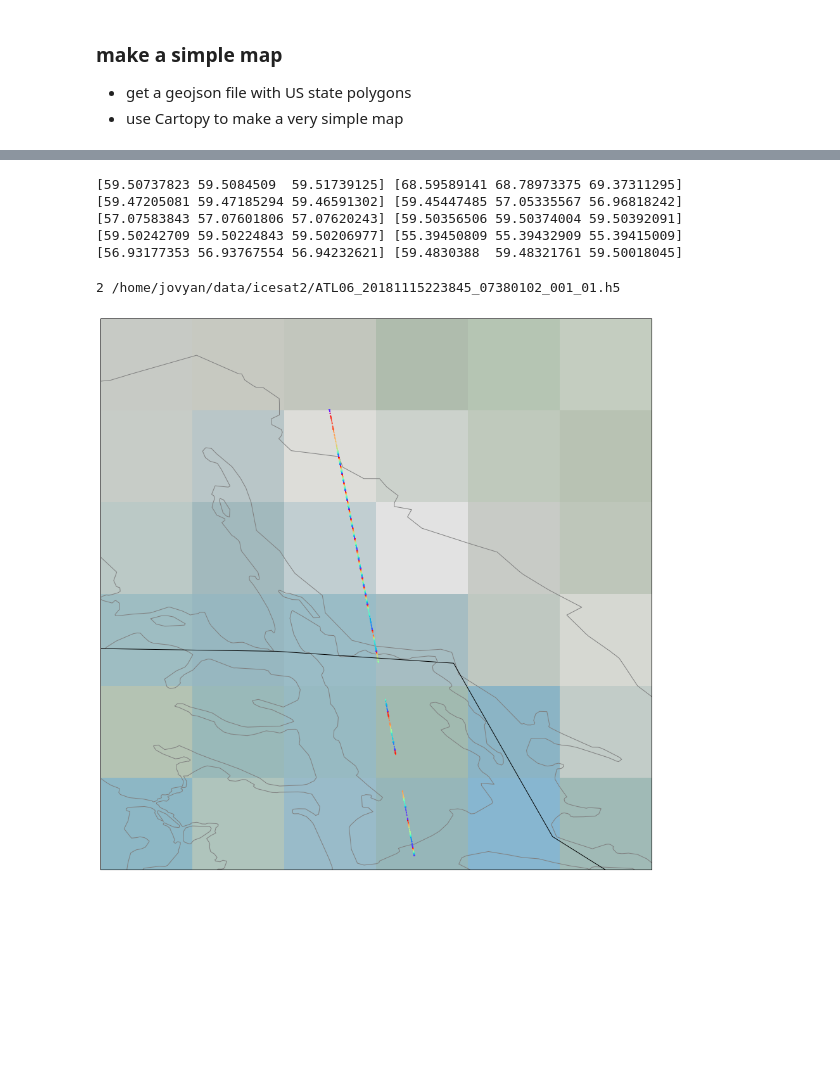
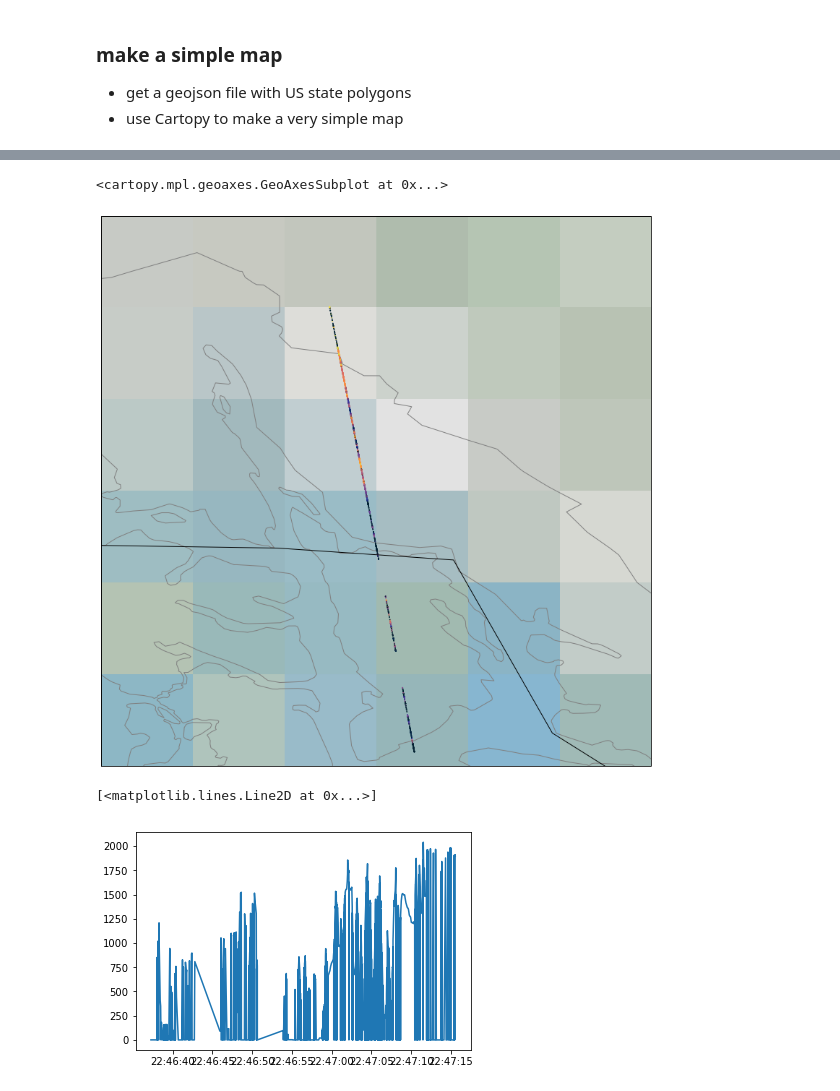
Before and after one commit to pangeo-data/cmr, a Jupyter notebook: juneauicefield.ipynb, the cells around one changed output, grey strips where cells are left out. Drawn from its saved outputs; the diff is of its cells as text; code cells hidden in the pictures; blank space fills up the shorter version.

```diff
--- a/juneauicefield.ipynb
+++ b/juneauicefield.ipynb
@@ -229,13 +271,8 @@ Wall time: 8min 3s
 # %%
-for i in range(5):
-    ds = xr.open_dataset(source[i],group='/gt3r/land_ice_segments')
-    print(ds.latitude[0:3].values, ds.latitude[-3:].values)
+if False:
+    for i in range(5):
+        ds = xr.open_dataset(source[i],group='/gt3r/land_ice_segments')
+        print(ds.latitude[0:3].values, ds.latitude[-3:].values)
-# %% [output]
-[59.50737823 59.5084509  59.51739125] [68.59589141 68.78973375 69.37311295]
-[59.47205081 59.47185294 59.46591302] [59.45447485 57.05335567 56.96818242]
-[57.07583843 57.07601806 57.07620243] [59.50356506 59.50374004 59.50392091]
-[59.50242709 59.50224843 59.50206977] [55.39450809 55.39432909 55.39415009]
-[56.93177353 56.93767554 56.94232621] [59.4830388  59.48321761 59.50018045]
 # %%
 if False:
     fi0 = 0
@@ -256,29 +293,39 @@ jiftrax = [2, 44, 51, 70, 99, 134, 143, 158, 204, 206]
 states_url = 'http://eric.clst.org/assets/wiki/uploads/Stuff/gz_2010_us_040_00_5m.json'
 states_gdf = gpd.read_file(states_url)
 
-# background plot
-fig = plt.figure(figsize=(16, 16))
-ax = plt.axes(projection=ccrs.PlateCarree())
-ax.set_extent([-136,-133, 57, 60])
-ax.stock_img()
-states_gdf.plot(ax=ax, facecolor='none', edgecolor='gray')
-ax.coastlines()
+# c=['red', 'orange', 'chocolate', 'lightgreen', 'green', 'cyan', 'lightblue', 'blue', 'magenta', 'white', 'black']
+# nc = len(c)
 
-c=['red', 'orange', 'chocolate', 'lightgreen', 'green', 'cyan', 'lightblue', 'blue', 'magenta', 'white', 'black']
-nc = len(c)
-
-# for i in range(len(jiftrax)):
-for i in range(1):
-    j = jiftrax[i]
-    print(j, source[j])
-    ds = xr.open_dataset(source[j],group='/gt3r/land_ice_segments')
-    df = ds.to_dataframe()
-    df['geometry'] = list(zip(df['longitude'], df['latitude']))
-    df['geometry'] = df['geometry'].apply(Point)
-    gdf = gpd.GeoDataFrame(df)
-    # gdf.plot(ax=ax, color=c[i%nc], markersize=.5)    # see original for column/cmap combo to color
-    gdf.plot(ax=ax, cmap=plt.cm.rainbow, c=gdf.h_li.values, markersize=.5)    # see original for column/cmap combo to color; clim=[a,b] also possible
-    ds.close()
+ds = xr.open_dataset(source[2], group='/gt3r/land_ice_segments')
+y=ds.latitude.values
+x=ds.longitude.values
+h=ds.h_li.values
-# %% [output]
-2 /home/jovyan/data/icesat2/ATL06_20181115223845_07380102_001_01.h5
-[figure, removed]
+# %%
+# background plot
+fig = plt.figure(figsize=(14, 14))
+ax = plt.axes(projection=ccrs.PlateCarree())
+ax.set_extent([-136,-133, 57, 60])
+ax.stock_img()
+states_gdf.plot(ax=ax, facecolor='none', edgecolor='gray')
+ax.coastlines()
+gdf.plot(ax=ax, column='h_li', markersize=.5, cmap=cmocean.cm.thermal)
+# data
+# ax.plot(x,y)
+# ds = xr.open_dataset(source[2], group='/gt3r/land_ice_segments')
+# df = ds.to_dataframe()
+# df['geometry'] = list(zip(df['longitude'], df['latitude']))
+# df['geometry'] = df['geometry'].apply(Point)
+# gdf = gpd.GeoDataFrame(df)
+# gdf.plot(ax=ax, column='latitude', markersize=36)
+# x = gdf.longitude.values
+# y = gdf.latitude.values
+# c = gdf.h_li.values
+# ax.plot(x, y, c=c, markersize=1)
+# %% [output]
+<cartopy.mpl.geoaxes.GeoAxesSubplot at 0x...>
+[figure, added]
+# %%
+plt.plot(gdf.h_li)
+# %% [output]
+[<matplotlib.lines.Line2D at 0x...>]
+[figure, added]
```
Also changed, not shown: parts of 16 cells of this notebook.
